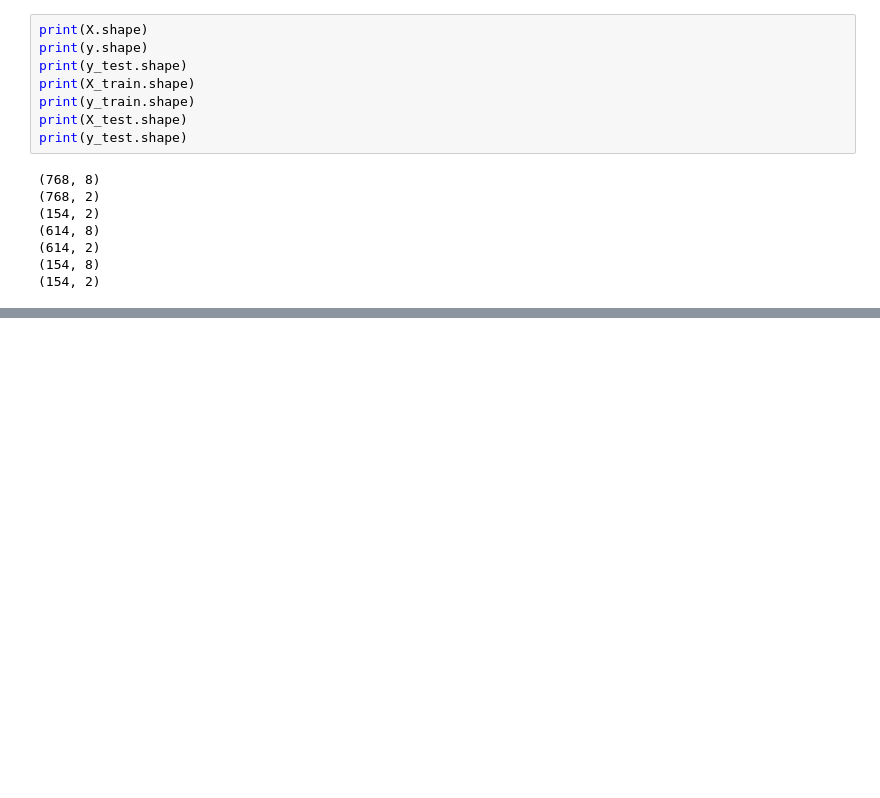
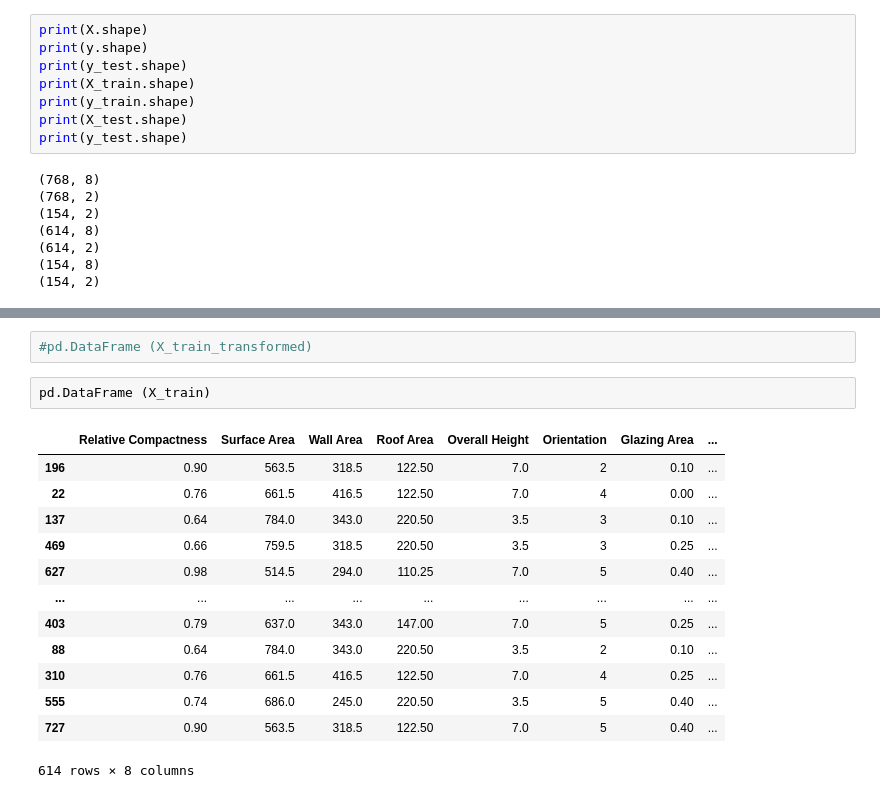
Before and after one commit to AlbertoArath/IA, a Jupyter notebook: MachineLearning/Regression_Report/regression_model.ipynb, the cells around one changed output, grey strips where cells are left out. Cells and saved outputs as stored; diff of their text form; blank space fills up the shorter version.

```diff
--- a/MachineLearning/Regression_Report/regression_model.ipynb
+++ b/MachineLearning/Regression_Report/regression_model.ipynb
@@ -163,0 +182,18 @@ print (categorical_variables)
+# %%
+#pd.DataFrame (X_train_transformed)
+# %%
+pd.DataFrame (X_train)
+# %% [output]
+|  | Relative Compactness | Surface Area | Wall Area | Roof Area | Overall Height | Orientation | Glazing Area | ... |
+| 196 | 0.90 | 563.5 | 318.5 | 122.50 | 7.0 | 2 | 0.10 | ... |
+| 22 | 0.76 | 661.5 | 416.5 | 122.50 | 7.0 | 4 | 0.00 | ... |
+| 137 | 0.64 | 784.0 | 343.0 | 220.50 | 3.5 | 3 | 0.10 | ... |
+| 469 | 0.66 | 759.5 | 318.5 | 220.50 | 3.5 | 3 | 0.25 | ... |
+| 627 | 0.98 | 514.5 | 294.0 | 110.25 | 7.0 | 5 | 0.40 | ... |
+| ... | ... | ... | ... | ... | ... | ... | ... | ... |
+| 403 | 0.79 | 637.0 | 343.0 | 147.00 | 7.0 | 5 | 0.25 | ... |
+| 88 | 0.64 | 784.0 | 343.0 | 220.50 | 3.5 | 2 | 0.10 | ... |
+| 310 | 0.76 | 661.5 | 416.5 | 122.50 | 7.0 | 4 | 0.25 | ... |
+| 555 | 0.74 | 686.0 | 245.0 | 220.50 | 3.5 | 5 | 0.40 | ... |
+| 727 | 0.90 | 563.5 | 318.5 | 122.50 | 7.0 | 5 | 0.40 | ... |
+614 rows × 8 columns
```
Also changed, not shown: parts of 12 cells of this notebook, 3 other files.
